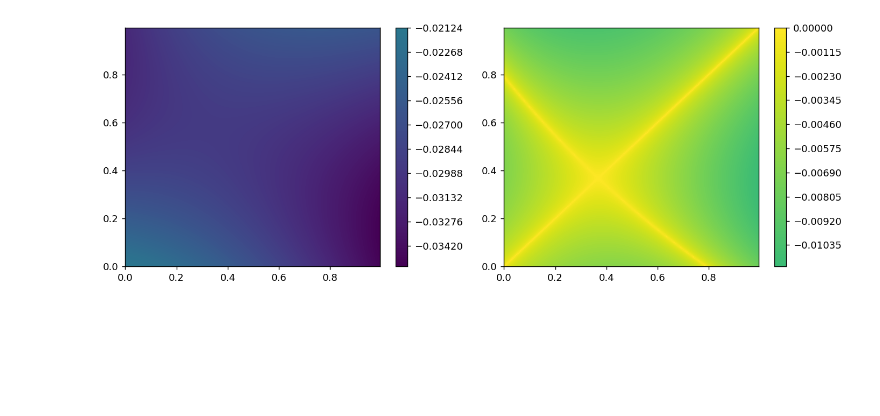
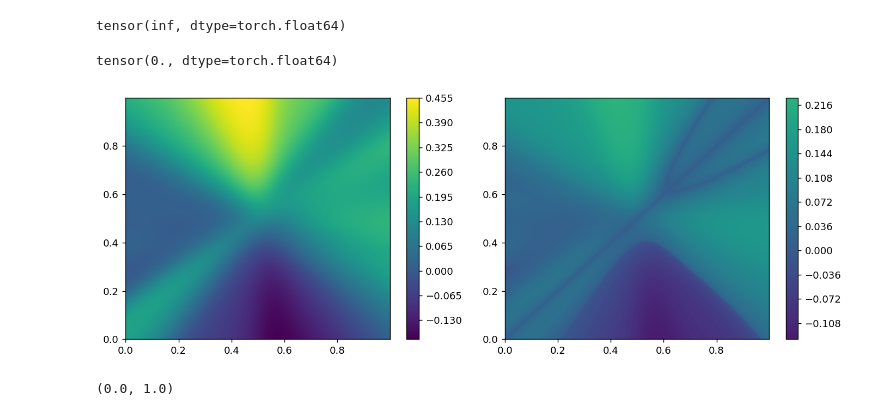
Before and after one commit to Matt88Ac/blansatz, a Jupyter notebook: Notebooks/wso.ipynb, the cells around one changed output. Drawn from its saved outputs; the diff is of its cells as text; code cells hidden in the pictures; blank space fills up the shorter version.

```diff
--- a/Notebooks/wso.ipynb
+++ b/Notebooks/wso.ipynb
@@ -40,10 +89,17 @@ def nl_wso(function: nn.Module, _input: torch.Tensor) -> torch.Tensor:
+# %%
+(1/xx).sum() + 1
+# %% [output]
+tensor(inf, dtype=torch.float64)
 # %%
-N = 200
-X, Y = np.mgrid[:N, :N] / N
-x = np.vstack(list(map(np.ravel, [x1, x2]))).T[..., None]
+N = 1000
+u, l = 10, -10
+X, Y = np.mgrid[l:u, l:u]
+x = np.vstack(list(map(np.ravel, [X, Y]))).T[..., None]
 
 x = np.stack([x, x[:, ::-1]], axis=-2)[..., 0]
 x = torch.tensor(x, dtype=torch.float64)#.T.reshape(-1, 2, 2))
+print(torch.prod(x))
+
 # det = torch.det(Q).unsqueeze(1)
 # Q[:, 0] = torch.where(det < 0, -Q[:, 0], Q[:, 0] )
 #x = torch.matmul(x, Q)
@@ -51,8 +107,10 @@ x = torch.tensor(x, dtype=torch.float64)#.T.reshape(-1, 2, 2))
 
 xs, xt = make_transpositions(x)
 xx = (xs - xt).norm(dim=(-2, -1)).min(dim=1)[0].detach().numpy() / N
+# %% [output]
+tensor(0., dtype=torch.float64)
 # %%
-f = nn.Sequential(nn.Flatten(-2, -1), MLP(4, 1, [32, 8, 2], device=x.device, activation='tanh'))
+f = nn.Sequential(nn.Flatten(-2, -1), MLP(4, 1, [32, 16], device=x.device, activation='tanh'))
 nlws_f = partial(nl_wso, f)
 # %%
 p1 = f(x).detach().numpy().reshape(N, N).T
@@ -61,21 +119,25 @@ p3 = xx.reshape(N, N).T
 # %%
 plt.figure(figsize=(16, 4), dpi=130)
 
 plt.subplot(1, 3, 1)
-cmap =plt.contourf(X, Y, p1, vmin=min(p1.min(), p2.min()), vmax=max(p1.max(), p2.max()), levels=500)
+cmap =plt.contourf(X, Y, p1, vmin=min(p1.min(), p2.min()), vmax=max(p1.max(), p2.max()), levels=300)
 plt.colorbar(cmap)
 
 
 #plt.subplot(2, 2, 2)
 #cmap = plt.contourf(X, Y, p3, vmin=min(p1.min(), p2.min(), 0), vmax=max(p1.max(), p2.max(), p3.max()), levels=50)
 #plt.colorbar(cmap)
 
 plt.subplot(1, 3, 2)
-cmap = plt.contourf(X, Y, p2, vmin=min(p1.min(), p2.min()), vmax=max(p1.max(), p2.max()), levels=500)
+cmap = plt.contourf(X, Y, p2, vmin=min(p1.min(), p2.min()), vmax=max(p1.max(), p2.max()), levels=300)
 plt.colorbar(cmap)
 
 
 plt.tight_layout()
 plt.show()
 # %% [output]
-[figure, old version]
+[figure, new version]
+# %%
+np.isclose(p1, 0).sum() / N, np.isclose(p2, 0).sum() / N
+# %% [output]
+(0.0, 1.0)
```
Also changed, not shown: parts of 4 cells of this notebook.
